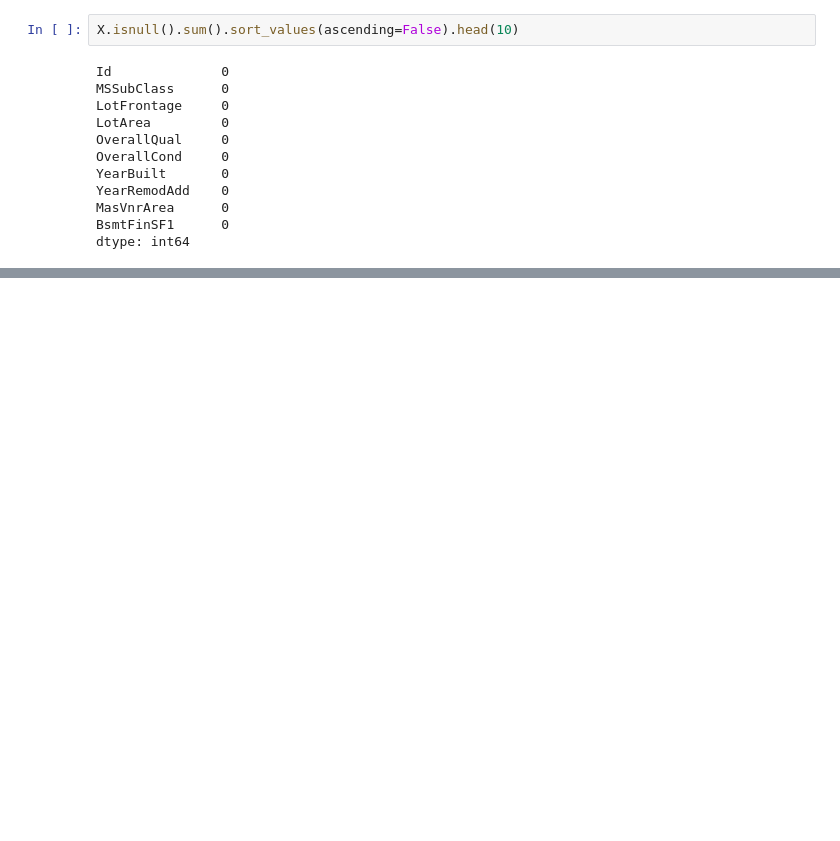
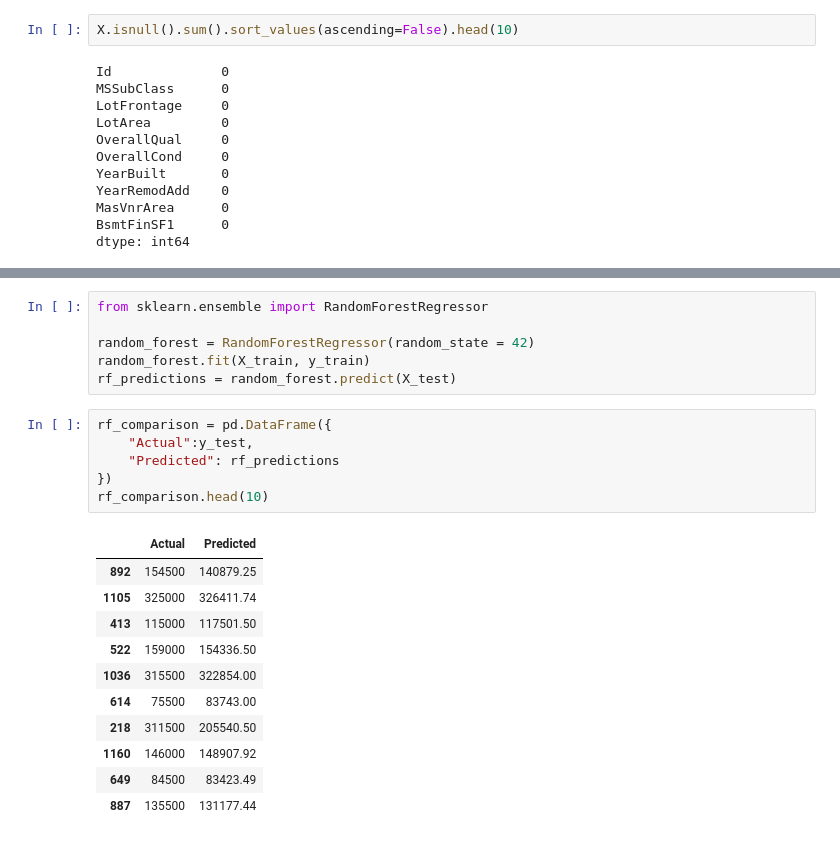
Before and after one commit to Kasias1/house-price-predictor, a Jupyter notebook: House_Price_EDA.ipynb, the cells around one changed output, grey strips where cells are left out. Saved outputs shown, nothing was run; the diff lists cells and outputs as text; blank space fills up the shorter version.

```diff
--- a/House_Price_EDA.ipynb
+++ b/House_Price_EDA.ipynb
@@ -528,0 +588,24 @@ print(r2)
+# %%
+from sklearn.ensemble import RandomForestRegressor
+
+random_forest = RandomForestRegressor(random_state = 42)
+random_forest.fit(X_train, y_train)
+rf_predictions = random_forest.predict(X_test)
+# %%
+rf_comparison = pd.DataFrame({
+    "Actual":y_test,
+    "Predicted": rf_predictions
+})
+rf_comparison.head(10)
+# %% [output]
+|  | Actual | Predicted |
+| 892 | 154500 | 140879.25 |
+| 1105 | 325000 | 326411.74 |
+| 413 | 115000 | 117501.50 |
+| 522 | 159000 | 154336.50 |
+| 1036 | 315500 | 322854.00 |
+| 614 | 75500 | 83743.00 |
+| 218 | 311500 | 205540.50 |
+| 1160 | 146000 | 148907.92 |
+| 649 | 84500 | 83423.49 |
+| 887 | 135500 | 131177.44 |
```
Also changed, not shown: parts of 19 cells of this notebook, 1 other file.
